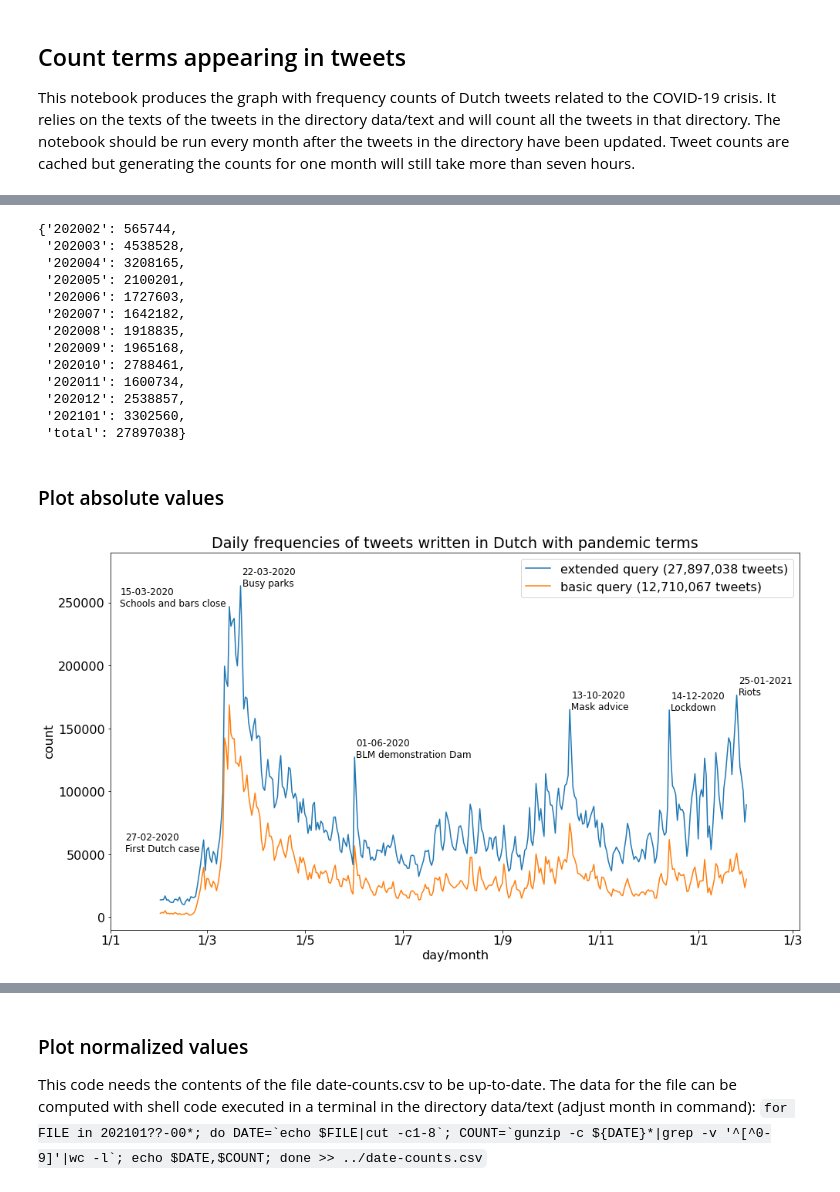
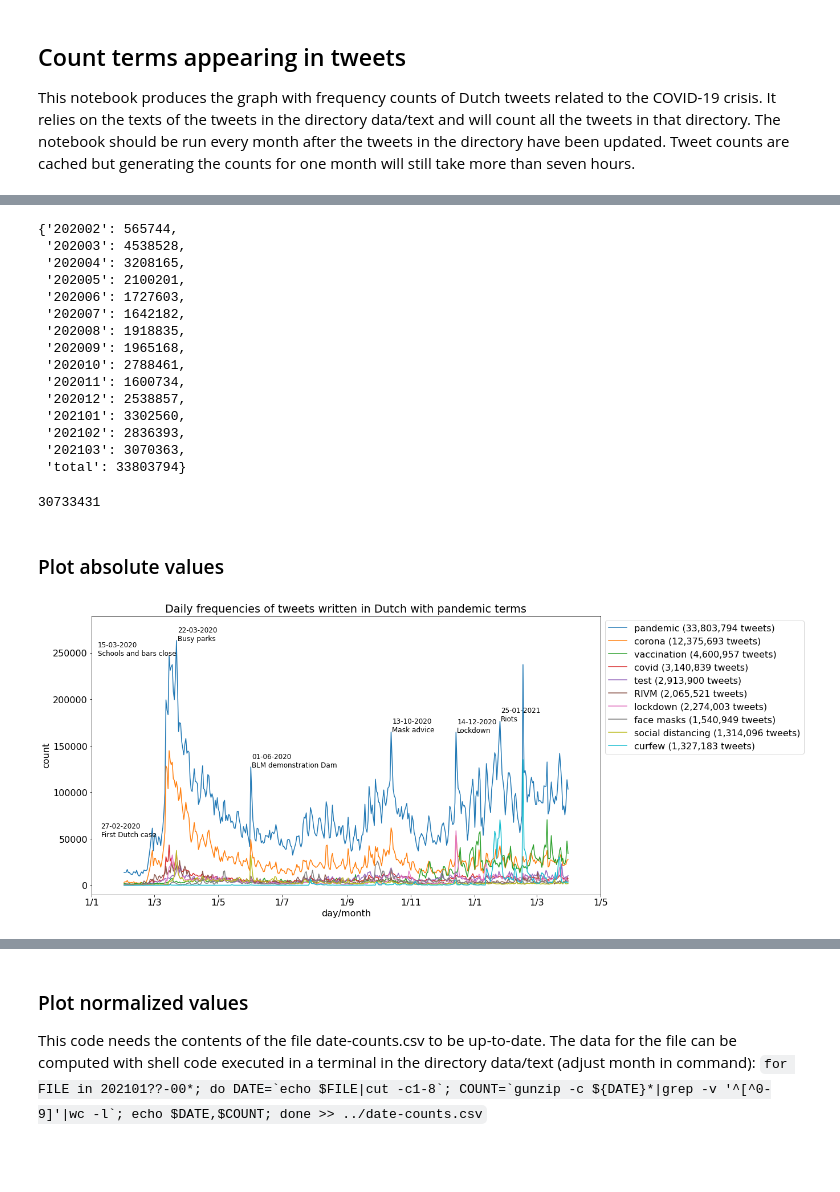
Before and after one commit to puregome/notebooks, a Jupyter notebook: tweet-counts.ipynb, the cells around one changed output, grey strips where cells are left out. Saved outputs shown, nothing was run; the diff lists cells and outputs as text; code cells hidden in the pictures; blank space fills up the shorter version.

```diff
--- a/tweet-counts.ipynb
+++ b/tweet-counts.ipynb
@@ -130,7 +130,8 @@ def searchText(query,countsIn):
     elif query == PANDEMIC:
         query = "|".join([PANDEMICQUERY, TESTQUERY, VACCINQUERY, LOCKDOWNQUERY, DISTANCEQUERY])
     fileNames = sorted(os.listdir(DATADIR))
-    for inFileName in fileNames:
+    selectedFileNames = [fileName for fileName in fileNames if fileName > "2020" ]
+    for inFileName in selectedFileNames:
         date = inFileName[0:8]
         if re.search(r"2*z",inFileName) and not date in countsInKeys and inFileName > "20200201":
             if not date in countsOut:
@@ -217,7 +229,7 @@ def processData(dataContainer,queryName):
     saveCounts(dataContainer,queryName)
     return(dataContainer)
 
-if False:
+if True:
     baseQuery = processData(baseQuery, BASEQUERY)
     pandemic = processData(pandemic, PANDEMIC)
     avondklok = processData(avondklok, "avondklok")
@@ -260,7 +307,16 @@ monthCounts
  '202011': 1600734,
  '202012': 2538857,
  '202101': 3302560,
- 'total': 27897038}
+ '202102': 2836393,
+ '202103': 3070363,
+ 'total': 33803794}
+# %%
+month_counts = [           565744, 4538528, 3208165, 2100201, 1727603,
+                 1642182, 1918835, 1965168, 2788461, 1600734, 2538857,
+                 3302560, 2836393 ]
+sum(month_counts)
+# %% [output]
+30733431
 # %%
 import math
 from warnings import warn
@@ -336,48 +392,49 @@ def makeLabel(name,myDict):
     return(label+" ("+prettyPrintNumber(sum(myDict.values()))+" tweets)")
 
 weekendDates = getWeekendDates(rivm.keys())
 font = {"size":16}
 matplotlib.rc("font",**font)
 plt.figure(figsize=(16,9))
 ax1 = plt.subplot(111)
 #ax1.plot_date(stringArrayToDates(ik.keys()),list(ik.values()),xdate=True,fmt="-",label=makeLabel("ik",ik))
-ax1.plot_date(stringArrayToDates(pandemic.keys()),list(pandemic.values()),xdate=True,fmt="-",label=makeLabel("extended query",pandemic))
+ax1.plot_date(stringArrayToDates(pandemic.keys()),list(pandemic.values()),xdate=True,fmt="-",label=makeLabel("pandemic",pandemic))
 #ax1.plot_date(stringArrayToDates(topic.keys()),list(topic.values()),xdate=True,fmt="-",label=makeLabel(TOPIC,topic))
 #ax1.plot_date(stringArrayToDates(swear.keys()),list(swear.values()),xdate=True,fmt="-",label=makeLabel("swear",swear))
-ax1.plot_date(stringArrayToDates(baseQuery.keys()),list(baseQuery.values()),xdate=True,fmt="-",label=makeLabel("basic query",baseQuery))
-#ax1.plot_date(stringArrayToDates(corona.keys()),list(corona.values()),xdate=True,fmt="-",label=makeLabel("corona",corona))
-#ax1.plot_date(stringArrayToDates(vaccin.keys()),list(vaccin.values()),xdate=True,fmt="-",label=makeLabel("vaccination",vaccin))
-#ax1.plot_date(stringArrayToDates(covid.keys()),list(covid.values()),xdate=True,fmt="-",label=makeLabel("covid",covid))
-#ax1.plot_date(stringArrayToDates(test.keys()),list(test.values()),xdate=True,fmt="-",label=makeLabel("test",test))
-#ax1.plot_date(stringArrayToDates(rivm.keys()),list(rivm.values()),xdate=True,fmt="-",label=makeLabel("rivm",rivm))
-#ax1.plot_date(stringArrayToDates(lockdown.keys()),list(lockdown.values()),xdate=True,fmt="-",label=makeLabel(LOCKDOWN,lockdown))
-#ax1.plot_date(stringArrayToDates(mondkapje.keys()),list(mondkapje.values()),xdate=True,fmt="-",label=makeLabel("mondkapje",mondkapje))
+#ax1.plot_date(stringArrayToDates(baseQuery.keys()),list(baseQuery.values()),xdate=True,fmt="-",label=makeLabel("basic query",baseQuery))
+ax1.plot_date(stringArrayToDates(corona.keys()),list(corona.values()),xdate=True,fmt="-",label=makeLabel("corona",corona))
+ax1.plot_date(stringArrayToDates(vaccin.keys()),list(vaccin.values()),xdate=True,fmt="-",label=makeLabel("vaccination",vaccin))
+ax1.plot_date(stringArrayToDates(covid.keys()),list(covid.values()),xdate=True,fmt="-",label=makeLabel("covid",covid))
+ax1.plot_date(stringArrayToDates(test.keys()),list(test.values()),xdate=True,fmt="-",label=makeLabel("test",test))
+ax1.plot_date(stringArrayToDates(rivm.keys()),list(rivm.values()),xdate=True,fmt="-",label=makeLabel("rivm",rivm))
+ax1.plot_date(stringArrayToDates(lockdown.keys()),list(lockdown.values()),xdate=True,fmt="-",label=makeLabel(LOCKDOWN,lockdown))
+ax1.plot_date(stringArrayToDates(mondkapje.keys()),list(mondkapje.values()),xdate=True,fmt="-",label=makeLabel("mondkapje",mondkapje))
 #ax1.plot_date(stringArrayToDates(happy.keys()),list(happy.values()),xdate=True,fmt="-",label=makeLabel("happy",happy))
-#ax1.plot_date(stringArrayToDates(distance.keys()),list(distance.values()),xdate=True,fmt="-",label=makeLabel(DISTANCE,distance))
-#ax1.plot_date(stringArrayToDates(avondklok.keys()),list(avondklok.values()),xdate=True,fmt="-",label=makeLabel("curfew",avondklok))
+ax1.plot_date(stringArrayToDates(distance.keys()),list(distance.values()),xdate=True,fmt="-",label=makeLabel(DISTANCE,distance))
+ax1.plot_date(stringArrayToDates(avondklok.keys()),list(avondklok.values()),xdate=True,fmt="-",label=makeLabel("curfew",avondklok))
 #ax1.plot_date(stringArrayToDates(lonely.keys()),list(lonely.values()),xdate=True,fmt="-",label=makeLabel("lonely",lonely))
 
 ax1.xaxis.set_major_formatter(mdates.DateFormatter("%-d/%-m"))
-dummy = ax1.legend() # ax1.legend(bbox_to_anchor=(0.68,1), loc="upper right")
+#dummy = ax1.legend(bbox_to_anchor=(0.68,1), loc="upper right")
 plt.title("Daily frequencies of tweets written in Dutch with pandemic terms")
 plt.xlabel("day/month")
 plt.ylabel("count")
 #plt.yscale("log")
 plt.ylim((-10000,290000))
-plt.xlim((datetime.strptime("20200101", DATEFORMATPLOT), datetime.strptime("20210305", DATEFORMATPLOT)))
+plt.xlim((datetime.strptime("20200101", DATEFORMATPLOT), datetime.strptime("20210501", DATEFORMATPLOT)))
 for tuple_data in [["20200110",  52189, "27-02-2020\nFirst Dutch case"],
                    ["20200107", 246977, "15-03-2020\nSchools and bars close"],
                    ["20200323", 263330, "22-03-2020\nBusy parks"],
                    ["20200602", 127236, "01-06-2020\nBLM demonstration Dam"],
                    ["20201014", 164966, "13-10-2020\nMask advice"],
                    ["20201215", 164705, "14-12-2020\nLockdown"],
                    ["20210126", 176460, "25-01-2021\nRiots"],
                   ]:
     plt.text(datetime.strptime(tuple_data[0], DATEFORMATPLOT), tuple_data[1], tuple_data[2], fontsize=12)
-plt.savefig(PLOTFILEOUT)
+ax1.legend(bbox_to_anchor=(1,1), loc="upper left")
+plt.savefig(PLOTFILEOUT, bbox_inches='tight')
 plt.show()
 # %% [output]
-[figure, old version]
+[figure, new version]
 # %%
 {date:pandemic[date] for date in sorted(pandemic.keys(), key=lambda date:pandemic[date], reverse=True) if re.search("^202003", str(date))}
 # %% [output]
```
Also changed, not shown: parts of 7 cells of this notebook, 3 other files.
